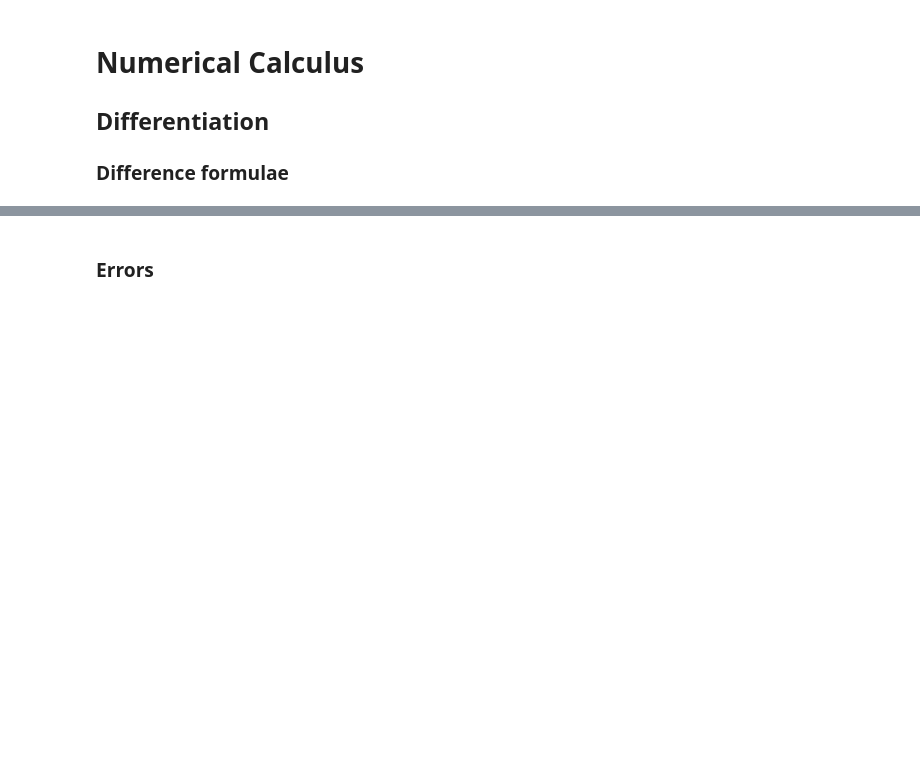
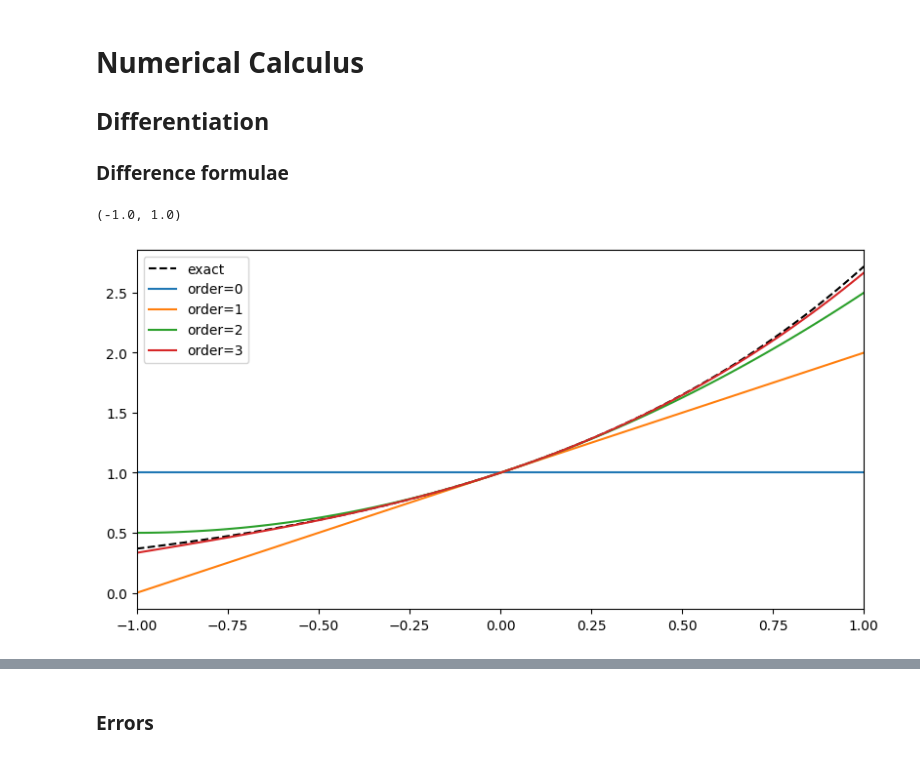
Before and after one commit to Tom20200112/comp_physics, a Jupyter notebook: Numerical Calculus/numerical_calculus.ipynb, the cells around one changed output, grey strips where cells are left out. Cells and saved outputs as stored; diff of their text form; code cells hidden in the pictures; blank space fills up the shorter version.

```diff
--- a/Numerical Calculus/numerical_calculus.ipynb
+++ b/Numerical Calculus/numerical_calculus.ipynb
@@ -10,24 +10,28 @@ from typing import Callable
 # %%
 from math import factorial
 
 
 def taylor_exponential(x0, h, order):
     return np.exp(x0) * np.array([
         h ** n / factorial(n)
         for n in range(0,order+1)
     ]).sum(axis=0)
 
 
 fig, ax = plt.subplots(1, 1, constrained_layout=True, figsize=(8,4))
 
 x = np.linspace(-1, 1, 100)
 h = np.logspace(-6,0,100)
 y = np.exp(x)
 ax.plot(x, y, 'k--', label="exact")
 
 for order in range(4):
     ax.plot(x, taylor_exponential(x0=0, h=x, order=order), label=f"order={order}")
 ax.legend()
+ax.set_xlim(-1, 1)
+# %% [output]
+(-1.0, 1.0)
+[figure, added]
 # %%
 def polynomial(x: float) -> float:
     return x - x ** 2 + x ** 3 - x ** 4
```
Also changed, not shown: parts of 11 cells of this notebook, 13 other files.
